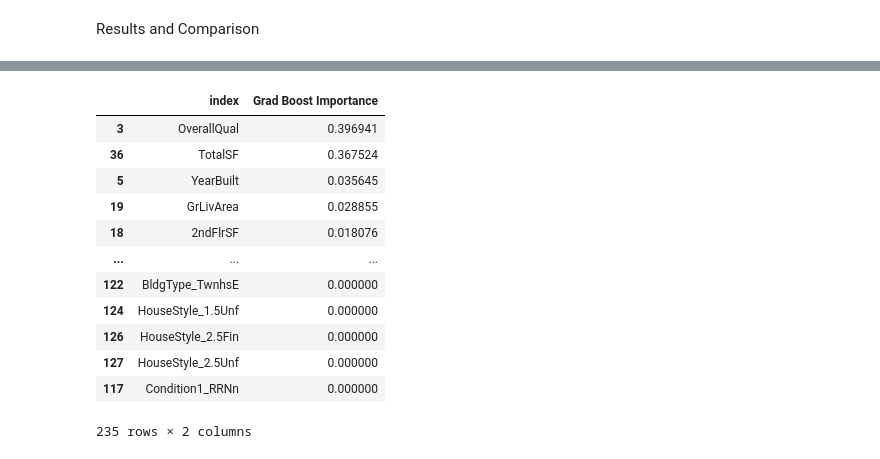
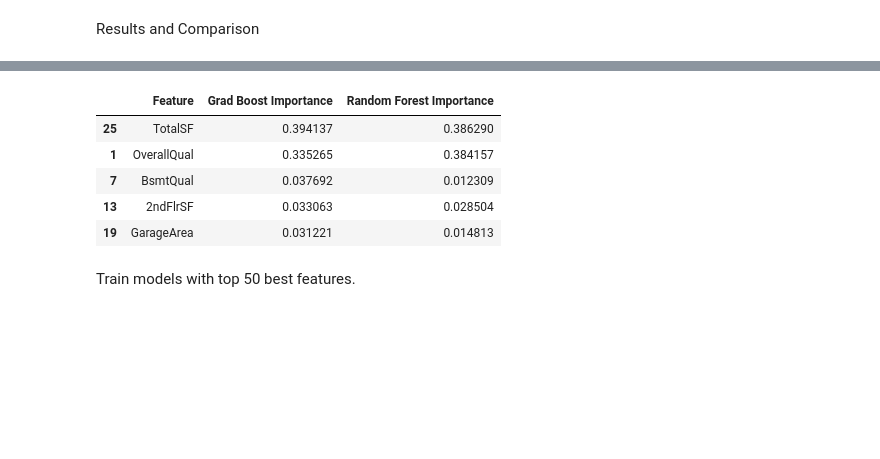
Before and after one commit to Maksym-Kryvenko/House_Prices, a Jupyter notebook: main.ipynb, the cells around one changed output, grey strips where cells are left out. Cells and saved outputs as stored; diff of their text form; code cells hidden in the pictures; blank space fills up the shorter version.

```diff
--- a/main.ipynb
+++ b/main.ipynb
@@ -568,19 +650,14 @@ Feature Importance of top 3 models
 # %%
 feature_imp_df = pd.DataFrame(dict(zip(gb_tree.feature_names_in_,gb_tree.feature_importances_)), index=[0]).T.reset_index()
-feature_imp_df = feature_imp_df.rename(columns={0: 'Grad Boost Importance'})
+feature_imp_df = feature_imp_df.rename(columns={'index':'Feature', 0: 'Grad Boost Importance'})
+
+feature_imp_df['Random Forest Importance'] = rf_tree.feature_importances_
 # %%
-feature_imp_df.sort_values('Grad Boost Importance', ascending=False)
+feature_imp_df.sort_values('Grad Boost Importance', ascending=False).head()
 # %% [output]
-|  | index | Grad Boost Importance |
-| 3 | OverallQual | 0.396941 |
-| 36 | TotalSF | 0.367524 |
-| 5 | YearBuilt | 0.035645 |
-| 19 | GrLivArea | 0.028855 |
-| 18 | 2ndFlrSF | 0.018076 |
-| ... | ... | ... |
-| 122 | BldgType_TwnhsE | 0.000000 |
-| 124 | HouseStyle_1.5Unf | 0.000000 |
-| 126 | HouseStyle_2.5Fin | 0.000000 |
-| 127 | HouseStyle_2.5Unf | 0.000000 |
-| 117 | Condition1_RRNn | 0.000000 |
+|  | Feature | Grad Boost Importance | Random Forest Importance |
+| 25 | TotalSF | 0.394137 | 0.386290 |
+| 1 | OverallQual | 0.335265 | 0.384157 |
+| 7 | BsmtQual | 0.037692 | 0.012309 |
+| 13 | 2ndFlrSF | 0.033063 | 0.028504 |
+| 19 | GarageArea | 0.031221 | 0.014813 |
-235 rows × 2 columns
@@ -586,0 +667,2 @@ feature_imp_df.sort_values('Grad Boost Importance', ascending=False)
+# %% [markdown]
+Train models with top 50 best features.
```
Also changed, not shown: parts of 32 cells of this notebook, 3 other files.
